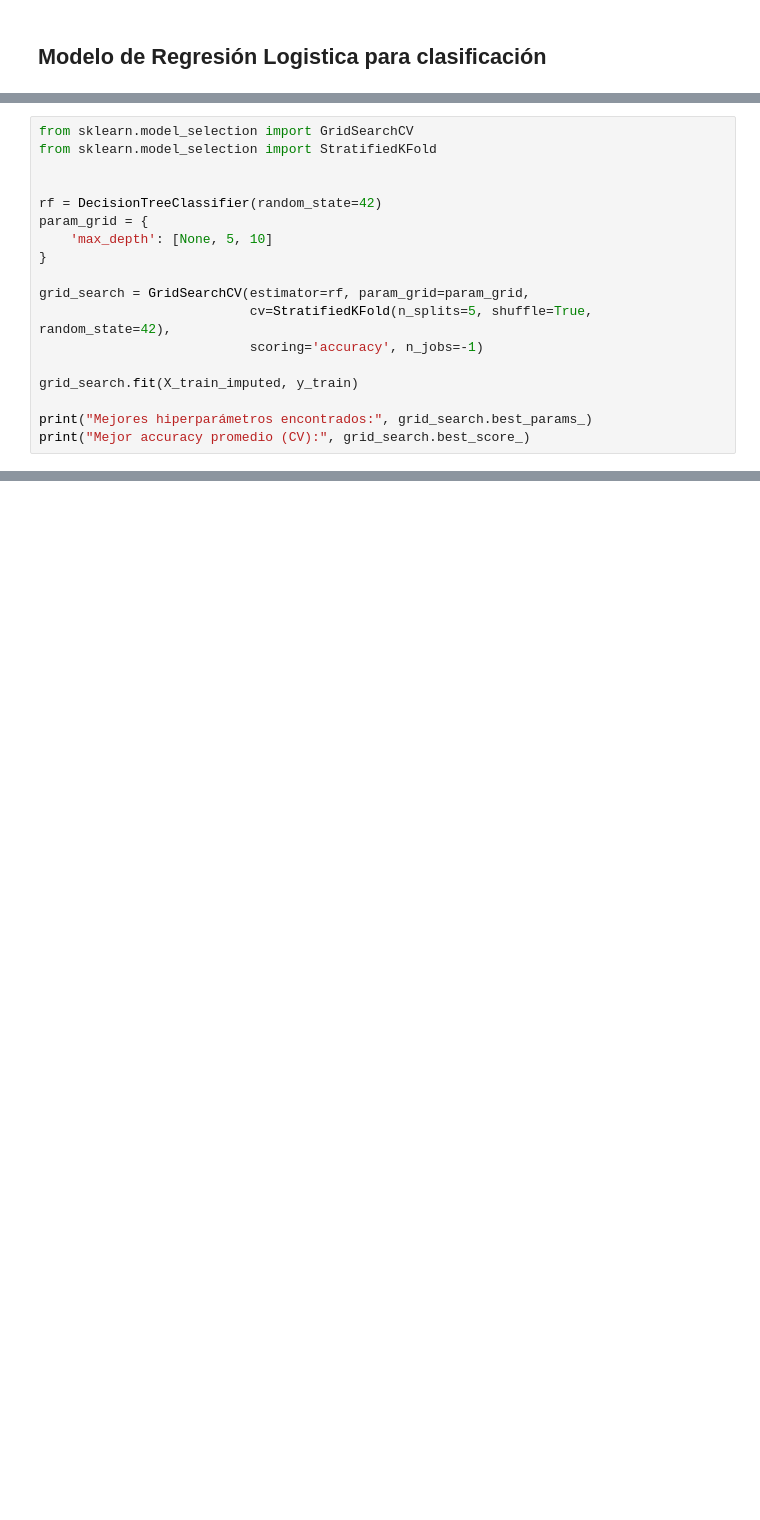
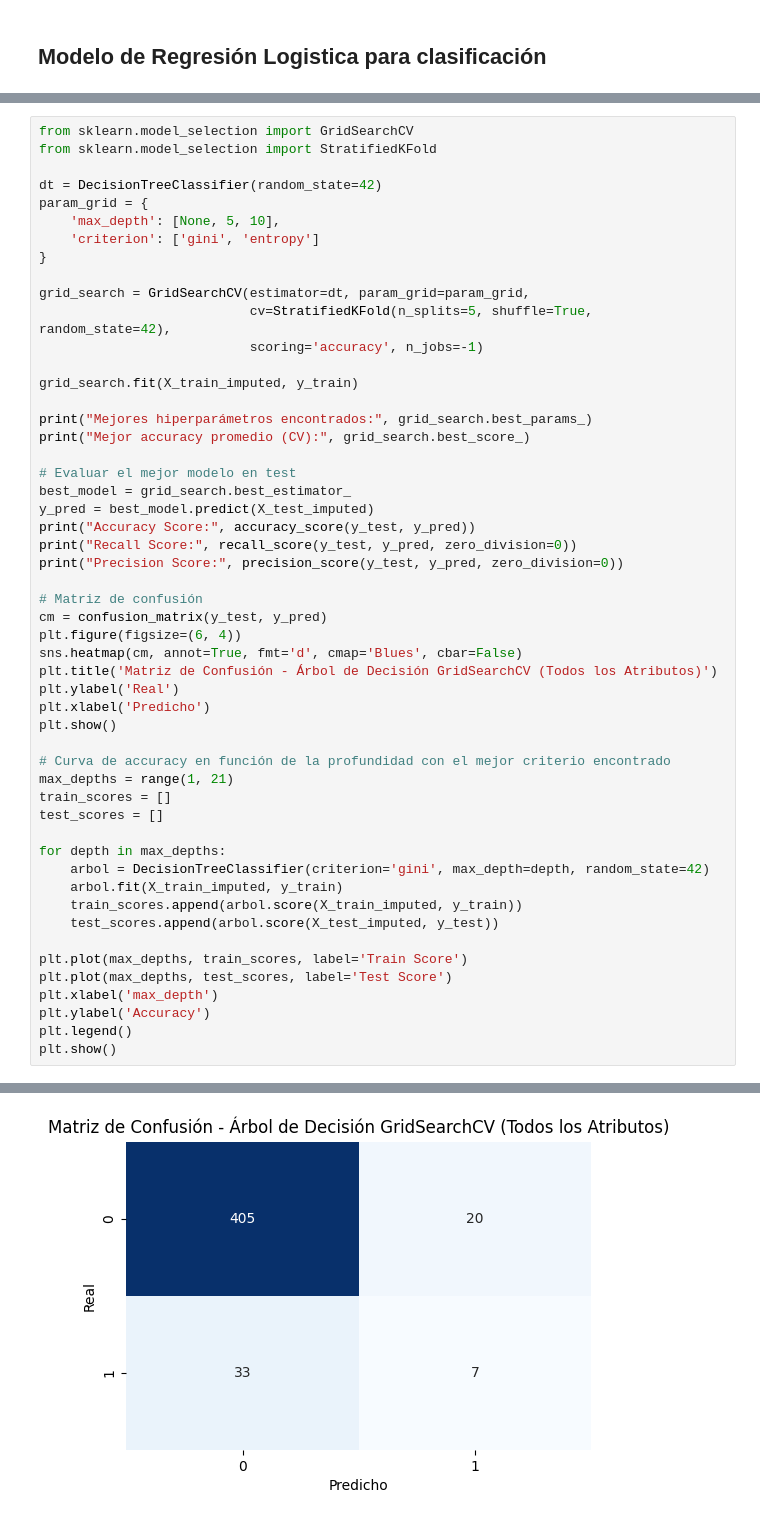
Before and after one commit to mercho40/tp1-ai, a Jupyter notebook: converso_mersich_jones_CE.ipynb, the cells around one changed output, grey strips where cells are left out. Drawn from its saved outputs; the diff is of its cells as text; blank space fills up the shorter version.

```diff
--- a/converso_mersich_jones_CE.ipynb
+++ b/converso_mersich_jones_CE.ipynb
@@ -187,13 +265,13 @@ Precision Score: 0.0
 from sklearn.model_selection import GridSearchCV
 from sklearn.model_selection import StratifiedKFold
 
-
-rf = DecisionTreeClassifier(random_state=42)
+dt = DecisionTreeClassifier(random_state=42)
 param_grid = {
-    'max_depth': [None, 5, 10]
+    'max_depth': [None, 5, 10],
+    'criterion': ['gini', 'entropy']
 }
 
-grid_search = GridSearchCV(estimator=rf, param_grid=param_grid,
+grid_search = GridSearchCV(estimator=dt, param_grid=param_grid,
                            cv=StratifiedKFold(n_splits=5, shuffle=True, random_state=42),
                            scoring='accuracy', n_jobs=-1)
 
@@ -201,4 +279,38 @@ grid_search.fit(X_train_imputed, y_train)
 
 print("Mejores hiperparámetros encontrados:", grid_search.best_params_)
 print("Mejor accuracy promedio (CV):", grid_search.best_score_)
+
+# Evaluar el mejor modelo en test
+best_model = grid_search.best_estimator_
+y_pred = best_model.predict(X_test_imputed)
+print("Accuracy Score:", accuracy_score(y_test, y_pred))
+print("Recall Score:", recall_score(y_test, y_pred, zero_division=0))
+print("Precision Score:", precision_score(y_test, y_pred, zero_division=0))
+
+# Matriz de confusión
+cm = confusion_matrix(y_test, y_pred)
+plt.figure(figsize=(6, 4))
+sns.heatmap(cm, annot=True, fmt='d', cmap='Blues', cbar=False)
+plt.title('Matriz de Confusión - Árbol de Decisión GridSearchCV (Todos los Atributos)')
+plt.ylabel('Real')
+plt.xlabel('Predicho')
+plt.show()
+
+# Curva de accuracy en función de la profundidad con el mejor criterio encontrado
+max_depths = range(1, 21)
+train_scores = []
+test_scores = []
+
+for depth in max_depths:
+    arbol = DecisionTreeClassifier(criterion='gini', max_depth=depth, random_state=42)
+    arbol.fit(X_train_imputed, y_train)
+    train_scores.append(arbol.score(X_train_imputed, y_train))
+    test_scores.append(arbol.score(X_test_imputed, y_test))
+
+plt.plot(max_depths, train_scores, label='Train Score')
+plt.plot(max_depths, test_scores, label='Test Score')
+plt.xlabel('max_depth')
+plt.ylabel('Accuracy')
+plt.legend()
+plt.show()
 # %% [output]
@@ -206,0 +322 @@ Mejor accuracy promedio (CV): 0.8707415941286909
+[figure, added]
```
Also changed, not shown: parts of 13 cells of this notebook.
